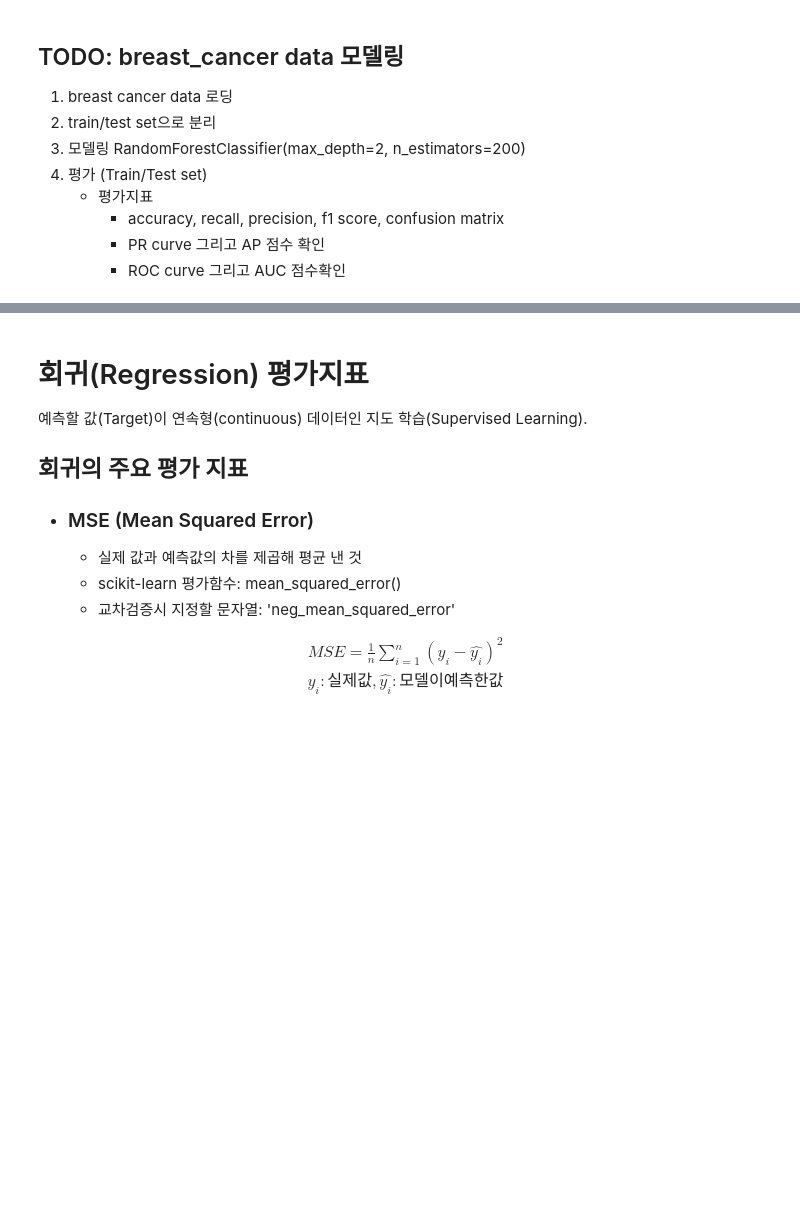
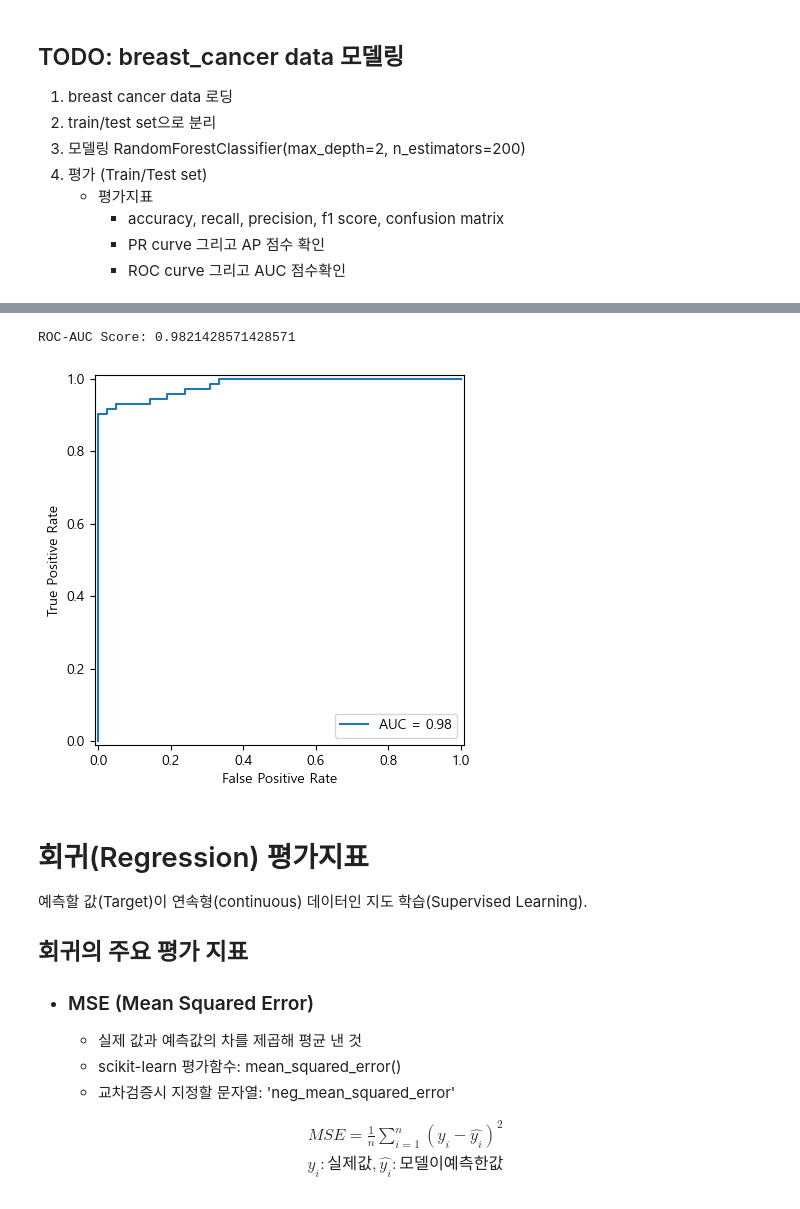
Before and after one commit to leeyonghyok/SKN31, a Jupyter notebook: 06_machin_learning/05_평가지표.ipynb, the cells around one changed output, grey strips where cells are left out. Drawn from its saved outputs; the diff is of its cells as text; code cells hidden in the pictures; blank space fills up the shorter version.

```diff
--- a/06_machin_learning/05_평가지표.ipynb
+++ b/06_machin_learning/05_평가지표.ipynb
@@ -1075,3 +1145,16 @@ X.shape, y.shape
+# %%
+# ROC-AUC Curve + ROC-AUC Score => 모델의 양성과 음성에 대한 전체적인 성능
+from sklearn.metrics import roc_curve, RocCurveDisplay, roc_auc_score
+
+roc_auc = roc_auc_score(y_test, pred_test_proba)
+print("ROC-AUC Score:", roc_auc)
+
+fprs, recalls, thresholds = roc_curve(y_test, pred_test_proba)
+disp_roc = RocCurveDisplay(fpr=fprs, tpr=recalls, roc_auc=roc_auc)
+disp_roc.plot();
+# %% [output]
+ROC-AUC Score: 0.9821428571428571
+[figure, added]
 # %% [markdown]
 # 회귀(Regression) 평가지표
 
```
Also changed, not shown: parts of 16 cells of this notebook, 8 other files.
